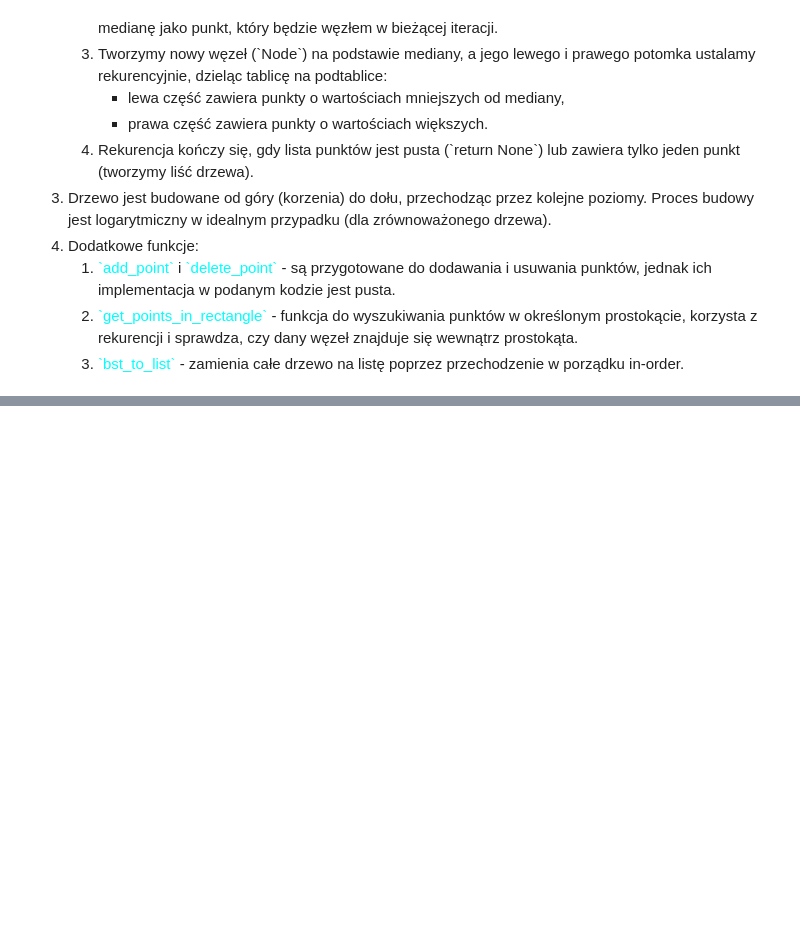
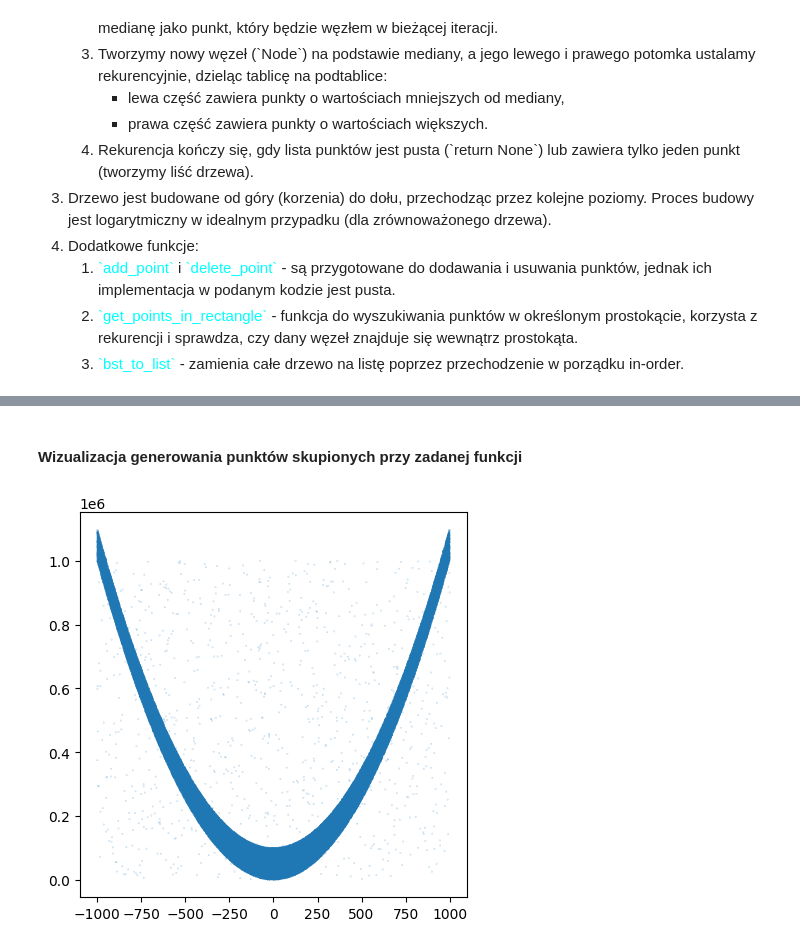
Before and after one commit to Hbrtjm/Geometric_Algorithms_Project, a Jupyter notebook: fornagiel_miklas_projekt.ipynb, the cells around one changed output, grey strips where cells are left out. Drawn from its saved outputs; the diff is of its cells as text; code cells hidden in the pictures; blank space fills up the shorter version.

```diff
--- a/fornagiel_miklas_projekt.ipynb
+++ b/fornagiel_miklas_projekt.ipynb
@@ -188,0 +250,28 @@ plot_kdtree_splits_bfs(ax,tree2.root, bounds=initial_bounds,points=points_set)
+# %%
+def base_function(x):
+    return 0.05*x+0.05
+# %%
+def quadratic_function(x,a=1,b=1,c=1):
+    return a*x**2 + b*x + c
+# %%
+def points_generator(n, min_x = -10**3, max_x = 10**3, min_y = -10**3, max_y = 10**3):
+    return [ (uniform(min_x,max_x),uniform(min_y,max_y)) for _ in range(n) ]
+# %%
+def line_generator(n, k, min_x = -10**3, max_x = 10**3, min_noise = -10, max_noise = 10, function=base_function):
+    result = []
+    for _ in range(n):
+        x = uniform(min_x,max_x)
+        noise = uniform(min_noise,max_noise)
+        result.append((x,function(x)+noise))
+    return result + points_generator(n = k, min_x = min_x, max_x = max_x, min_y = min(function(min_x),min_x), max_y = max(function(max_x),max_x))
+# %% [markdown]
+#### Wizualizacja generowania punktów skupionych przy zadanej funkcji
+# %%
+N = 10**5
+K = 1000
+points = line_generator(N,K,max_noise=100000,function=quadratic_function)
+plt.figure(figsize=(5,5))
+plt.scatter(*zip(*points),s=[0.01 for _ in range(N+K)])
+plt.show()
+# %% [output]
+[figure, added]
```
Also changed, not shown: parts of 13 cells of this notebook, 5 other files.
